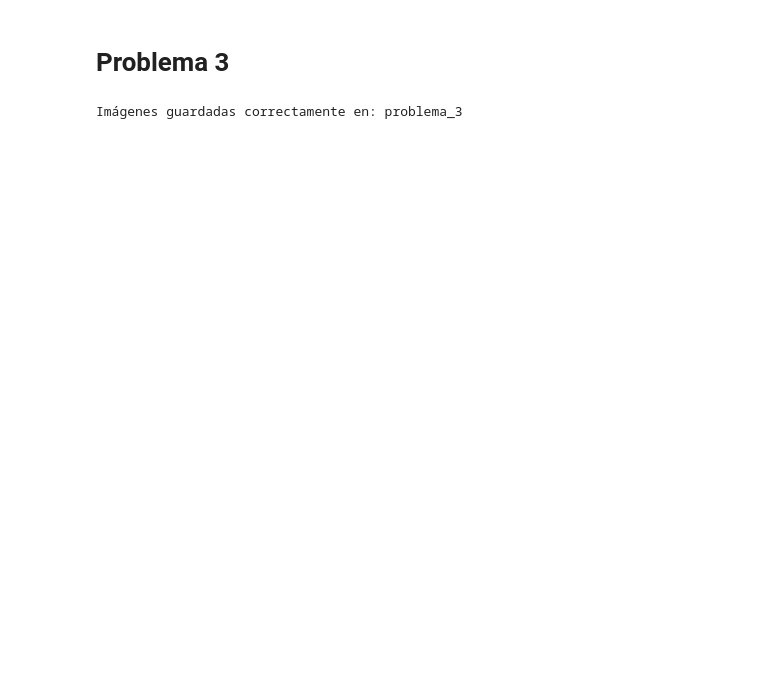
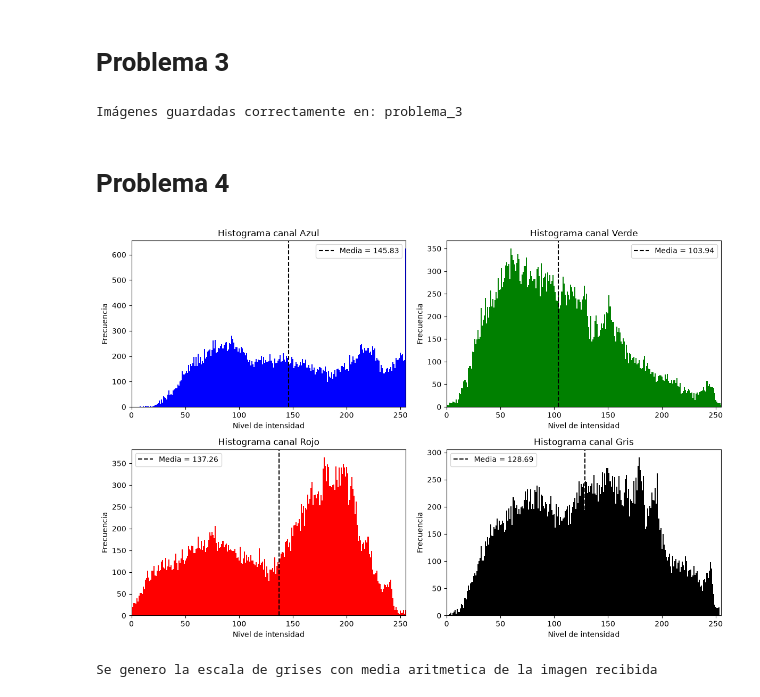
Before and after one commit to XiomRB/ImgRecogn, a Jupyter notebook: Lab1/Lab1_26001937.ipynb, the cells around one changed output. Drawn from its saved outputs; the diff is of its cells as text; code cells hidden in the pictures; blank space fills up the shorter version.

Commit message:
ADD problema 4

```diff
--- a/Lab1/Lab1_26001937.ipynb
+++ b/Lab1/Lab1_26001937.ipynb
@@ -10,7 +11,10 @@ BLUE_POS = 2
 GREEN_POS = 1
 RED_POS = 0
 
-def get_especific_color(pixel, color:int):
+def get_especific_color(pixel, color:int, position:int = -1):
+    if(position > -1 and position < 3):
+        return pixel[position]
+
     blue = pixel[BLUE_POS]
     red = pixel[RED_POS]
     green = pixel[GREEN_POS]
@@ -102,3 +109,5 @@ name_img = 'starrynight'
 color_to_gray_3d(dir_img, new_dir, name_img)
 # %% [output]
 Imágenes guardadas correctamente en: problema_3
+# %% [markdown]
+# Problema 4
@@ -104,0 +180,7 @@ Imágenes guardadas correctamente en: problema_3
+# %%
+dir_img_4 = 'problema_4/arbol.jpg'
+
+get_layers_img(dir_img_4)
+# %% [output]
+[figure, added]
+Se genero la escala de grises con media aritmetica de la imagen recibida
```
Also changed, not shown: parts of 4 cells of this notebook, 1 other file.
